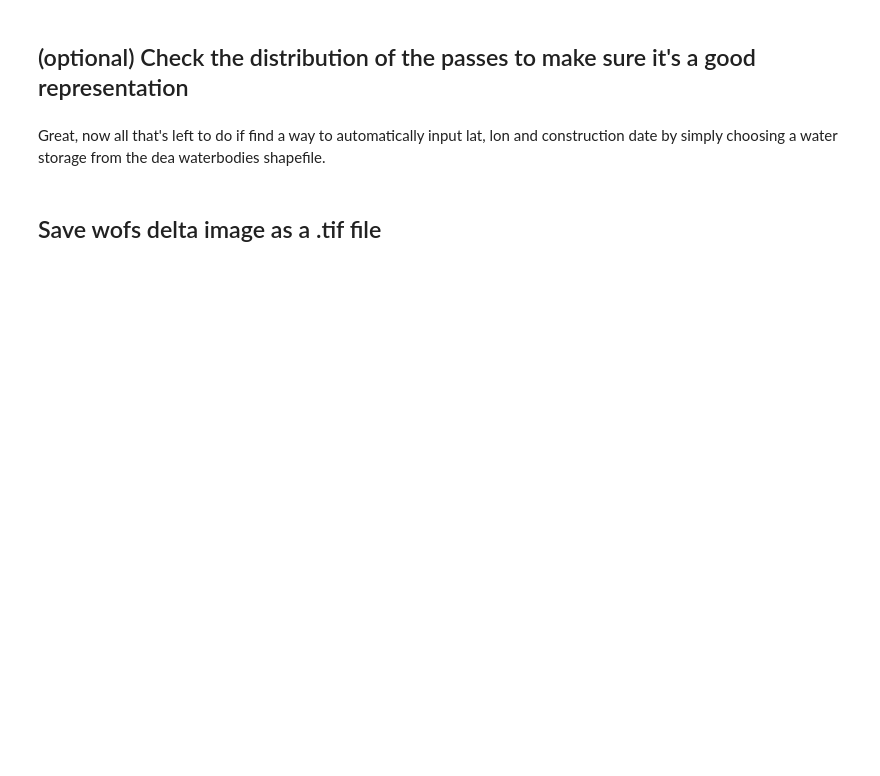
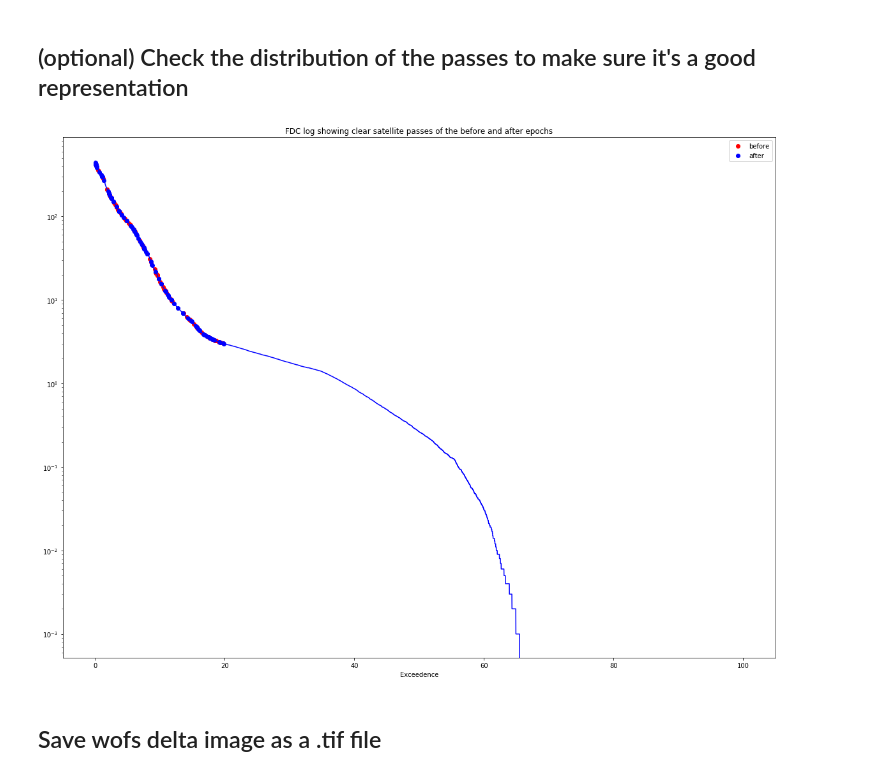
Before and after one commit to katedugdale/OzEWEX, a Jupyter notebook: Hydrodynamics.ipynb, the cells around one changed output. Drawn from its saved outputs; the diff is of its cells as text; code cells hidden in the pictures; blank space fills up the shorter version.

```diff
--- a/Hydrodynamics.ipynb
+++ b/Hydrodynamics.ipynb
@@ -210,28 +231,28 @@ plt.show()
 # %%
 #Now take the clear passes and make a pandas dataframe that lists time of clear passes and corresponding gauge value
 clear_specified_passes_pd = clear_high_flow_passes.time.to_dataframe()
 clear_specified_passes_pd = clear_specified_passes_pd.rename(columns = {'time': 'date'})#can't have 2 columns called time
 merged_data_pd = merged_data.to_dataframe()
 
 #Merge clear satellite passes with gauge data by the time dimension
 clear_merged_data = pd.merge(clear_specified_passes_pd, merged_data_pd, left_on= 'time',
                             right_index=True, how='inner')
 clear_merged_data = clear_merged_data.drop(columns='date')
 clear_merged_data = clear_merged_data.drop(columns='Timestamp')
 
-before = clear_merged_data['1987-01-10':'2008-06-01']
-after  = clear_merged_data['2008-06-01':]
+before = clear_merged_data['1980-01-10':construction_date]
+after  = clear_merged_data[construction_date:]
 
 # Plot clear satellite passes with a top 20% flowrate over a flow duration curve
 ax = before.plot(x='Exceedence', marker = 'o', color = 'red', linestyle='None',
                 y='Value',
                 logy=True,
                 title='FDC log showing clear satellite passes of the before and after epochs', figsize = (20,15))
 after.plot(x='Exceedence', logy=True, y='Value', ax=ax, marker = 'o', color = 'blue', linestyle='None')
 gauge_data.plot(x='Exceedence', y='Value', logy=True, ax=ax, color = 'blue')
 ax.legend(["before", "after"]);
+# %% [output]
+[figure, added]
-# %% [markdown]
-Great, now all that's left to do if find a way to automatically input lat, lon and construction date by simply choosing a water storage from the dea waterbodies shapefile.
 # %% [markdown]
 ## Save wofs delta image as a .tif file
 # %%
```
Also changed, not shown: parts of 15 cells of this notebook.
